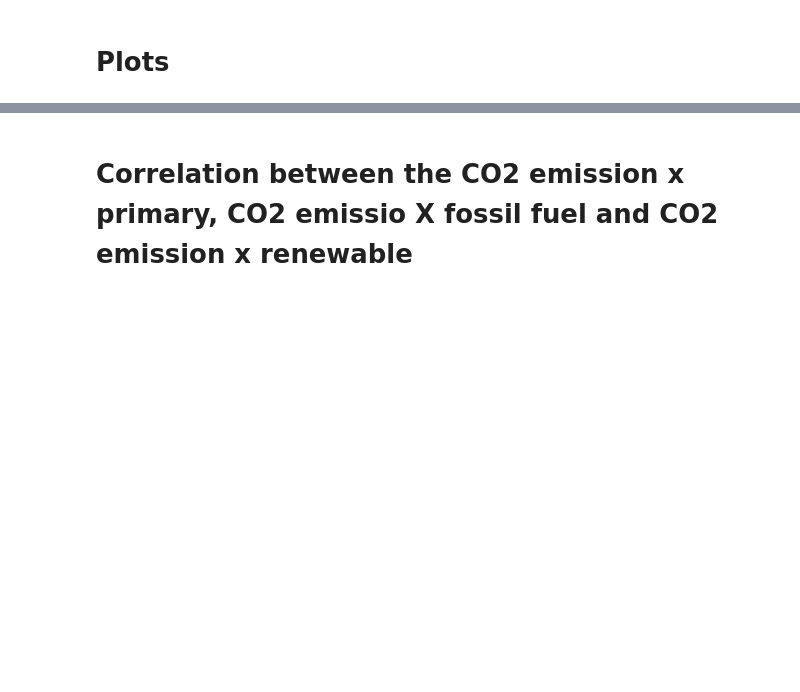
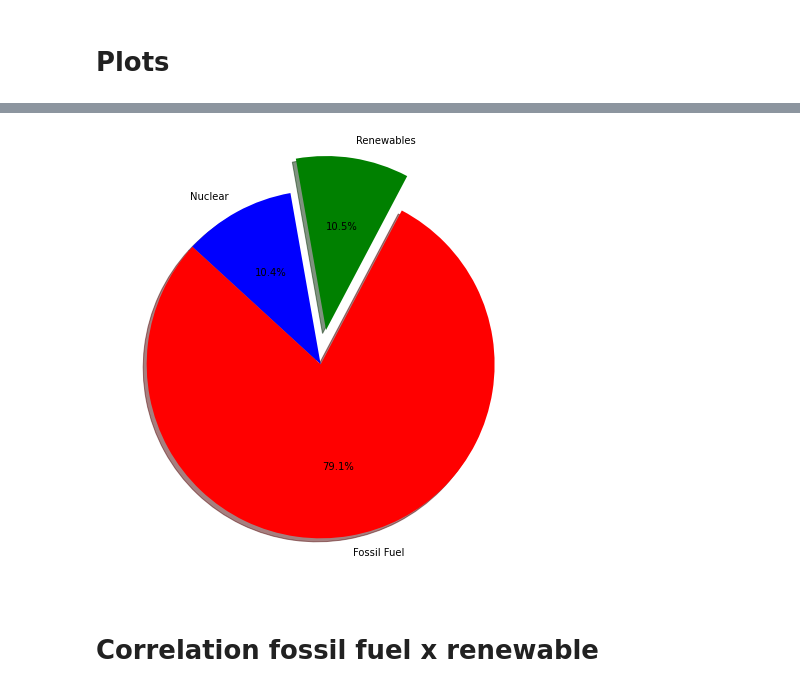
Before and after one commit to cjengleson/Project-1-Repo, a Jupyter notebook: WindFarms.ipynb, the cells around one changed output, grey strips where cells are left out. Saved outputs shown, nothing was run; the diff lists cells and outputs as text; code cells hidden in the pictures; blank space fills up the shorter version.

```diff
--- a/WindFarms.ipynb
+++ b/WindFarms.ipynb
@@ -643,2 +677,27 @@ plt.show()
+# %%
+# Labels for the sections of our pie chart
+labels = ["Nuclear", "Fossil Fuel", "Renewables"]
+
+nuclear = main_sources['Nuclear'].sum()
+fossil_fuel = main_sources['Fossil Fuel'].sum()
+renewable = main_sources['Renewable'].sum()
+
+# The values of each section of the pie chart
+sizes = [nuclear, fossil_fuel, renewable]
+
+# The colors of each section of the pie chart
+colors = ["blue", "red", "green"]
+
+# Tells matplotlib to seperate the "Humans" section from the others
+explode = (0, 0, 0.2)
+plt.subplots(figsize=(16, 8))
+# Creates the pie chart based upon the values above
+# Automatically finds the percentages of each part of the pie chart
+plt.pie(sizes,explode=explode,  labels=labels, colors=colors,
+        autopct="%1.1f%%", shadow=True, startangle=100)
+
+plt.show()
+# %% [output]
+[figure, added]
 # %% [markdown]
-# Correlation between the CO2 emission x primary, CO2 emissio X fossil fuel and CO2 emission x renewable
+# Correlation fossil fuel x renewable
```
Also changed, not shown: parts of 7 cells of this notebook, 2 other files.
